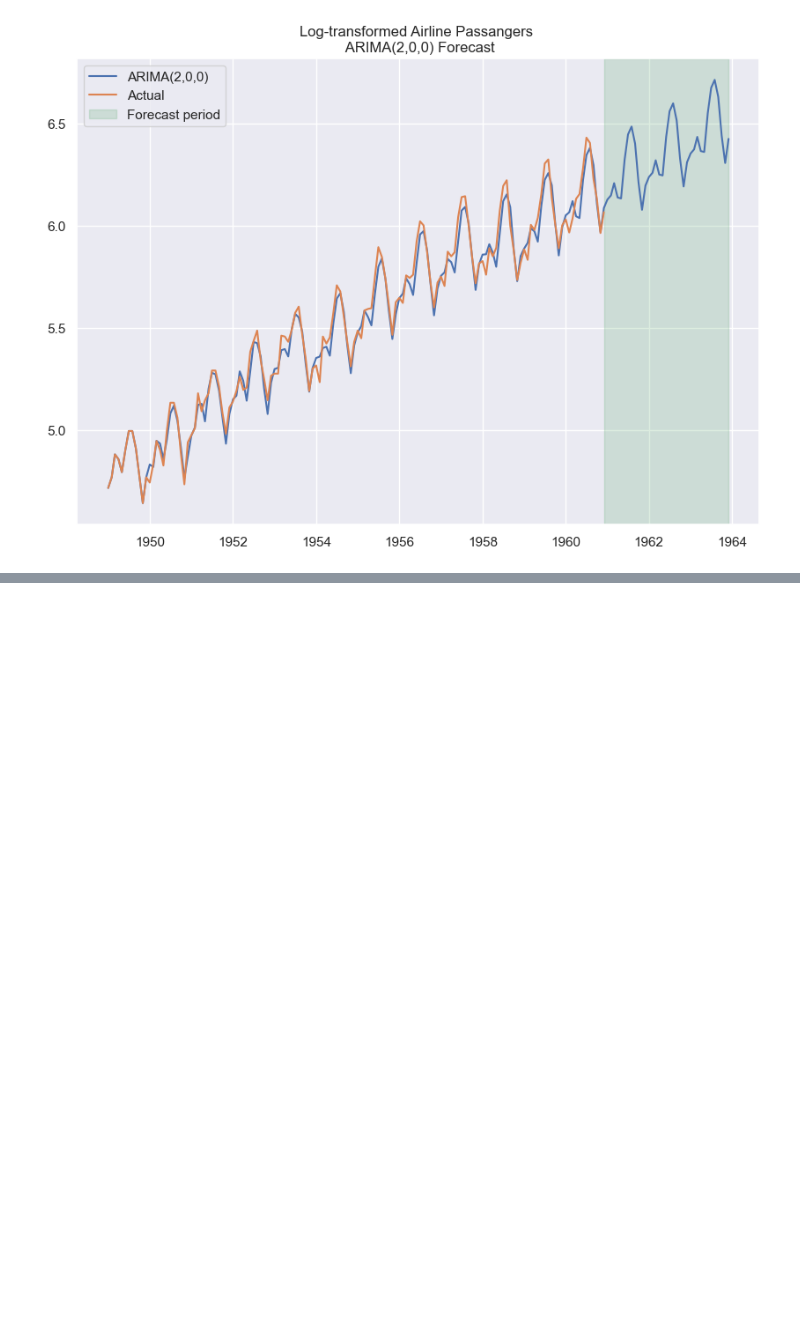
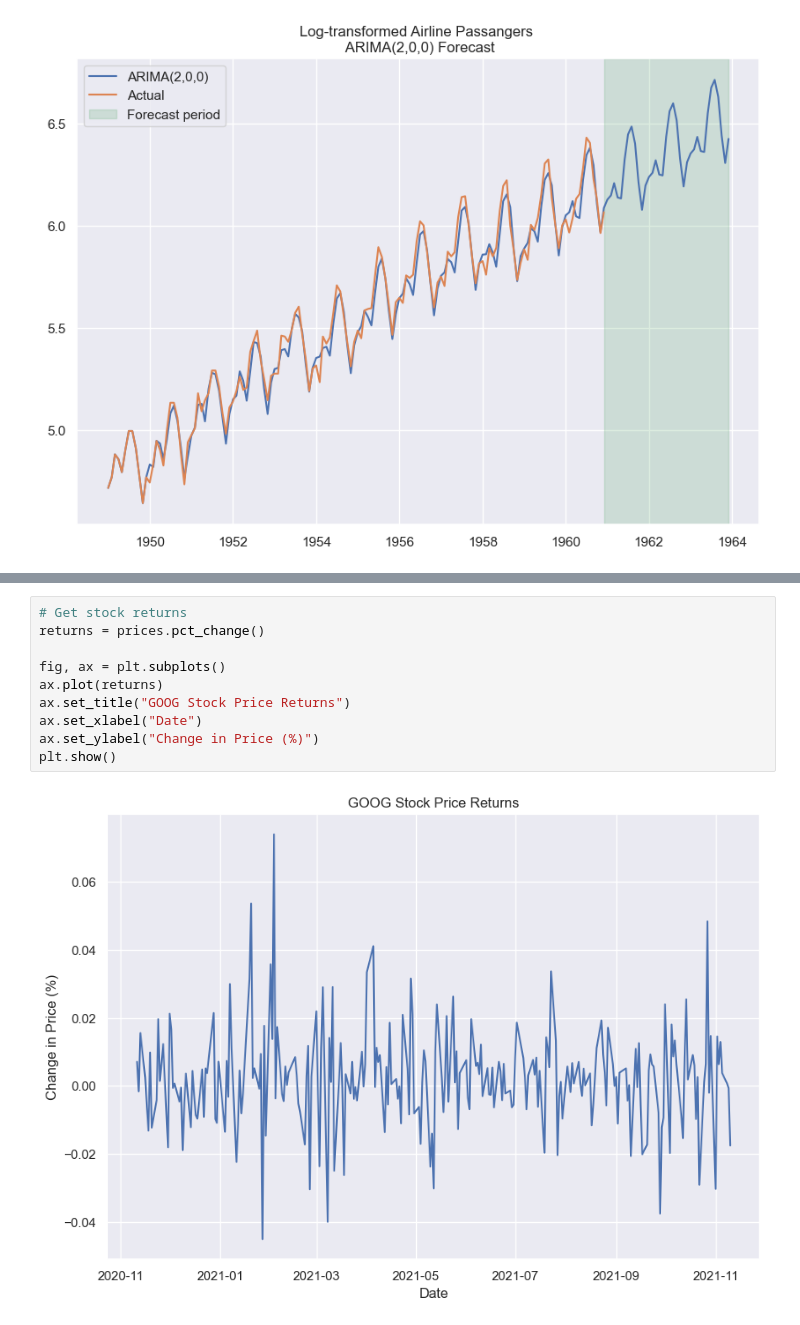
Before and after one commit to warwickdatasciencesociety/time-series-workshops, a Jupyter notebook: demo-notebook.ipynb, the cells around one changed output, grey strips where cells are left out. Saved outputs shown, nothing was run; the diff lists cells and outputs as text; blank space fills up the shorter version.

```diff
--- a/demo-notebook.ipynb
+++ b/demo-notebook.ipynb
@@ -474,0 +520,12 @@ plt.show()
+# %%
+# Get stock returns
+returns = prices.pct_change()
+
+fig, ax = plt.subplots()
+ax.plot(returns)
+ax.set_title("GOOG Stock Price Returns")
+ax.set_xlabel("Date")
+ax.set_ylabel("Change in Price (%)")
+plt.show()
+# %% [output]
+[figure, added]
```
Also changed, not shown: parts of 26 cells of this notebook, 2 other files.
